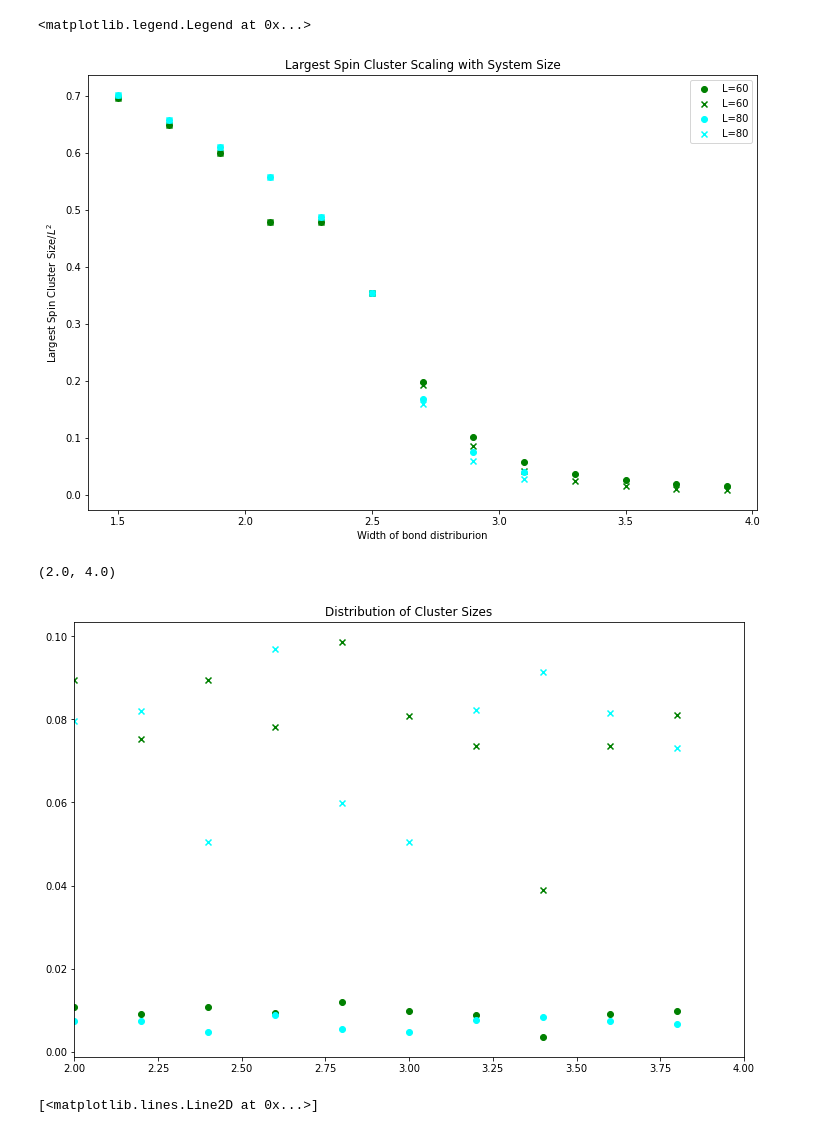
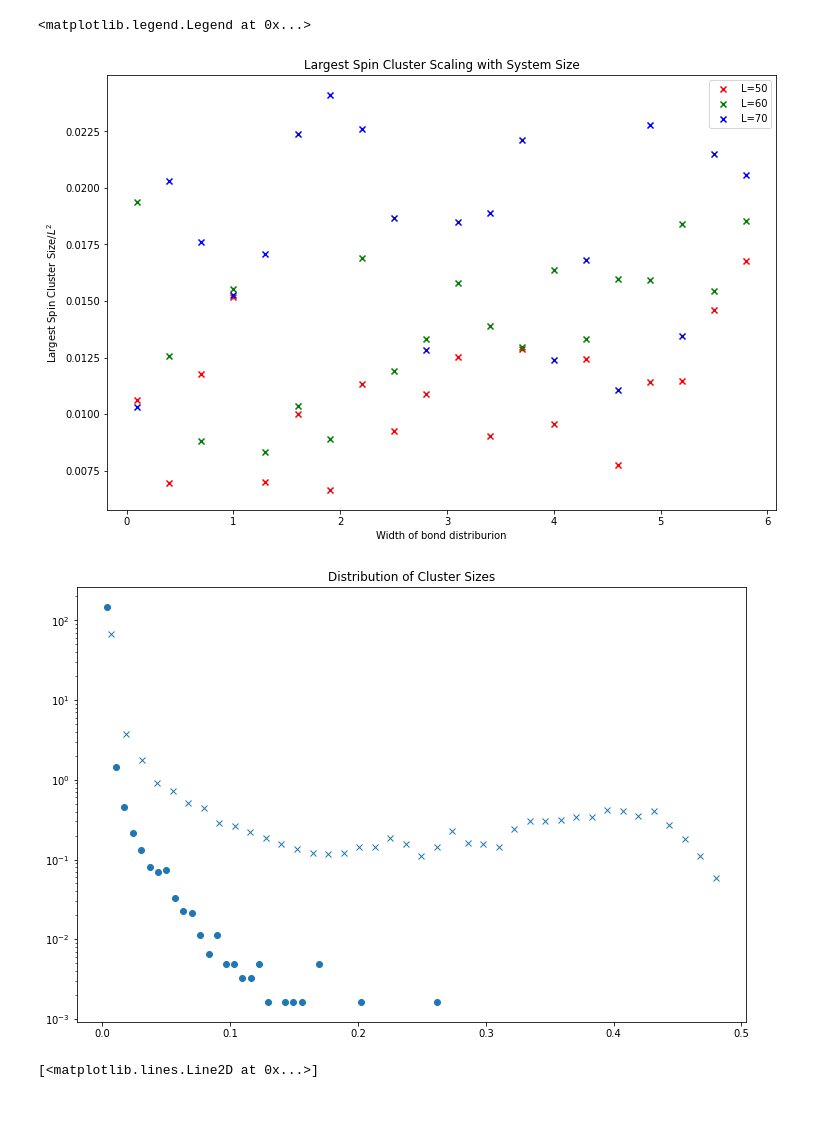
Before and after one commit to tsgaurav/Ising_RSRG, a Jupyter notebook: Bdry_distribution.ipynb, the cells around one changed output. Cells and saved outputs as stored; diff of their text form; code cells hidden in the pictures.

```diff
--- a/Bdry_distribution.ipynb
+++ b/Bdry_distribution.ipynb
@@ -81,9 +136,14 @@ with open(run_dir+"IsingB_2D_output_"+ts+".txt", 'r') as reader:
+# %%
+hblk_dist_list, hbdry_dist_list = [], []
+for i in range(len(measure_list)):
+    hblk_dist_list.append(np.concatenate(tuple(hblk_dist_dict[i].values())))
+    hbdry_dist_list.append(np.concatenate(tuple(hbdry_dist_dict[i].values())))
 # %%
 measure_list = input_dict['measure_list']
 L = input_dict['L']
 spins_left = L*L - measure_list
 n_runs = input_dict['n_runs']
-n_bins_h = 60
+n_bins_h = 50
 width_blk_list = []
 width_bdry_list = []
 fig, axes = plt.subplots(nrows=1, ncols=2, figsize=(12, 4))
@@ -112,6 +172,11 @@ for i,step in enumerate(spins_left[:-1]):
 
 axes[0].set_yscale('log')
 axes[1].set_yscale('log')
+axes[0].set_ylim(1e-2, 1)
+axes[0].set_xlim(0, 6)
+
+axes[1].set_ylim(1e-2, 1)
+axes[1].set_xlim(0, 6)
 #plt.xlim(0, 6)
 #plt.ylim(1e-1, 1)
 
@@ -160,17 +218,17 @@ array([640, 533, 444, 370, 308, 257, 214, 178, 148, 123, 103,  86,  71,
 # %%
-L = 80
+L = 50
 fixed_length_slice = log_file[log_file['L']==L]
-ts_list = fixed_length_slice['ts'].tolist()
+ts_list = fixed_length_slice['ts'].tolist()[1:2]
 
-w_vals = fixed_length_slice['w_bdry'].tolist()
+w_vals = fixed_length_slice['w_blk'].tolist()[1:2]
 largest_clust_size = []
 var_lcs = []
 c_list = []
-c_dict = {50:'red', 70:'blue', 60:'green', 80:'cyan', 30:'orange', 100:'magenta', 85:'orange'}
+c_dict = {50:'red', 70:'blue', 60:'green', 80:'cyan', 40:'orange', 100:'magenta'}
 
 for index, ts in enumerate(ts_list):
 
-    with open(run_dir+"IsingB_2D_clusters_"+str(ts)+".pkl", "rb") as fp:
+    with open(run_dir+"LIsingB_2D_clusters_"+str(ts)+".pkl", "rb") as fp:
         clust_list_final = pickle.load(fp)
 
     #print(input_dict)
@@ -199,5 +257,6 @@ Text(0.5, 1.0, 'Largest Spin Cluster and Variance in Size')
 # %%
-L_list = [60, 80]
+L_list = [50, 60, 70]
+c_dict = {50:'red', 70:'blue', 60:'green', 80:'cyan', 40:'orange', 100:'magenta'}
 
 w_vals_comp = []
 lcs_comp = []
@@ -207,7 +266,7 @@ for L in L_list:
     fixed_length_slice = log_file[lambda df: (df['L'] == L)]
     ts_list = fixed_length_slice['ts'].tolist()
 
-    w_vals = fixed_length_slice['w_blk'].tolist()
+    w_vals = fixed_length_slice['w_bdry'].tolist()
     largest_clust_size = []
     largest_clust_size_bdry = []
     var_lcs = []
@@ -216,7 +275,7 @@ for L in L_list:
 
     for index, ts in enumerate(ts_list):
 
-        with open(run_dir+"IsingB_2D_clusters_"+str(ts)+".pkl", "rb") as fp:
+        with open(run_dir+"LIsingB_2D_clusters_"+str(ts)+".pkl", "rb") as fp:
             clust_list_final = pickle.load(fp)
 
         #print(input_dict)
@@ -244,13 +303,15 @@ for L in L_list:
 # %%
 plt.figure(figsize=(12, 8))
 for i, L in enumerate(L_list):
-    plt.scatter(w_vals_comp[i], lcs_comp[i], c=c_dict[L], label='L='+str(L))
+    #plt.scatter(w_vals_comp[i], lcs_comp[i], c=c_dict[L], label='L='+str(L))
     plt.scatter(w_vals_comp[i], lcs_bdry_comp[i], c=c_dict[L], label='L='+str(L), marker='x')
 
 plt.ylabel("Largest Spin Cluster Size/$L^2$")
 plt.xlabel("Width of bond distriburion")
 plt.title("Largest Spin Cluster Scaling with System Size")
+#plt.xlim(4.5, 5.5)
+#plt.ylim(0, 0.1)
 plt.legend()
 # %% [output]
 <matplotlib.legend.Legend at 0x...>
-[figure, old version]
+[figure, new version]
@@ -308,25 +401,16 @@ for ind, L in enumerate(L_list):
     mean_clust_size = []
     cdf_max = []
     for index, w in enumerate(w_vals_comp[ind]):
-        #if not index%3==0: continue
-        #if not index==3: continue
+        #if not index%2==0: continue
+        if not index==3: continue
         cmap_L = cm.get_cmap(cmap_type[L])
-        norm = plt.Normalize(2, 3)
+        norm = plt.Normalize(1, 4)
         hist, bin_edges = np.histogram(clust_size_list_comp[ind][index], density=True, bins=40)
         width = bin_edges[1]-bin_edges[0]
         x = bin_edges[1:]-width/2
-        #ax0.plot(bin_edges[1:]-width/2, hist,color=cmap_L(norm(w)), marker='o')
+        ax0.scatter(x, hist)
 
-        cdf = np.cumsum(hist)
-        #ax0.plot(x,cdf, color=cmap_L(norm(w)))
-        smooth = gaussian_filter1d(cdf, 1)
-        #ax0.plot(x, smooth, color=cmap_L(norm(w)), linestyle='--')
-        second_der = np.gradient(np.gradient(smooth))
-        #ax1 = ax0.twinx()
-        #ax1.plot(x,second_der, color=cmap_L(norm(w)))
-        a = np.diff(np.sign(np.diff(second_der))).nonzero()[0] + 1
-        #plt.scatter(x[a], second_der[a])
-        infl_size = second_der[a[-2]]-second_der[a[-1]]
+        infl_size = get_distribution_curvature(hist, bin_edges)
         curve_check.append(infl_size)
         #cdf_max.append(cdf[-1])
         #Attempt at doing statistics on cluster sizes
@@ -349,7 +433,7 @@ for ind, L in enumerate(L_list):
         hist, bin_edges = np.histogram(clust_size_list_bdry_comp[ind][index], density=True, bins=40)
         width = bin_edges[1]-bin_edges[0]
         x = bin_edges[1:]-width/2
-        #ax0.plot(bin_edges[1:]-width/2, hist,color=cmap_L(norm(w)), marker='^', linestyle='--')
+        ax0.plot(x, hist, marker='x', linestyle='')
         cdf = np.cumsum(hist)
         smooth = gaussian_filter1d(cdf, 1)
         second_der = np.gradient(np.gradient(smooth))
@@ -359,8 +443,8 @@ for ind, L in enumerate(L_list):
 
     #ax0.plot(w_vals_comp[ind], mean_clust_size, c=c_dict[L], marker='o')
     #ax0.scatter(w_vals_comp[ind], cdf_max, c=c_dict[L], marker='o')
-    ax0.scatter(w_vals_comp[ind], curve_check, c=c_dict[L], marker='o')
-    ax0.scatter(w_vals_comp[ind], curve_check_bdry, c=c_dict[L], marker='x')
+    #ax0.scatter(w_vals_comp[ind], curve_check, c=c_dict[L], marker='o')
+    #ax0.scatter(w_vals_comp[ind], curve_check_bdry, c=c_dict[L], marker='x')
     #fig, ax = plt.subplots(figsize=(6, 1))
     #fig.subplots_adjust(bottom=0.5)
     #cb1 = mpl.colorbar.ColorbarBase(ax, cmap=cmap_L,
@@ -369,12 +453,11 @@ for ind, L in enumerate(L_list):
 
 ax0.set_title("Distribution of Cluster Sizes")
 #ax0.xscale('log')
-#ax0.set_yscale('log')
+ax0.set_yscale('log')
 #plt.legend()
-plt.xlim(2,4)
+#plt.xlim(2,4)
 # %% [output]
-(2.0, 4.0)
-[figure, old version]
+[figure, new version]
 # %%
 plt.plot(cdf_max)
 # %% [output]
```
Also changed, not shown: parts of 14 cells of this notebook, 4 other files.
